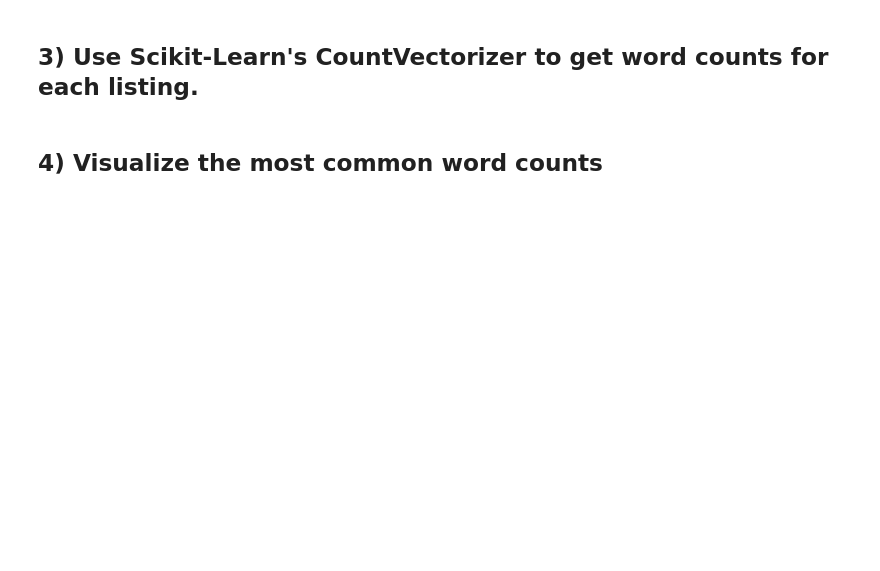
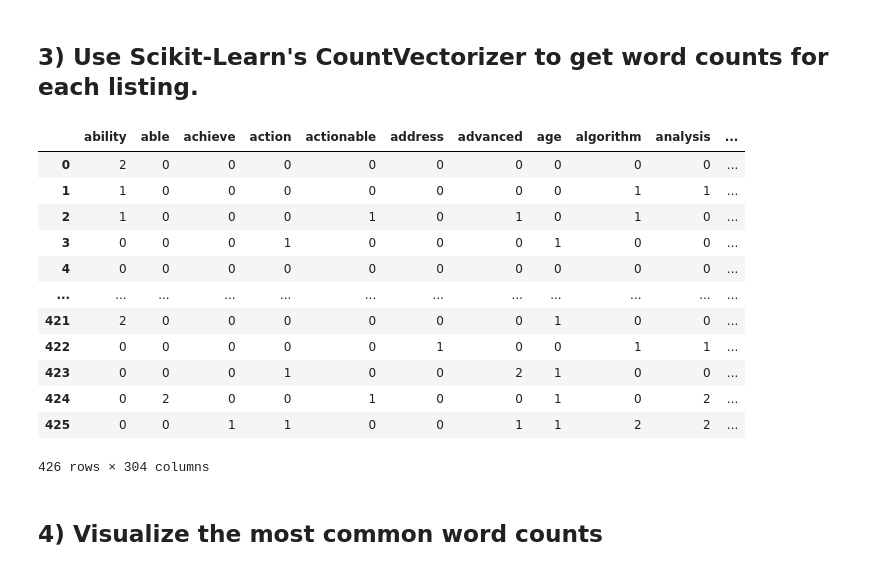
Before and after one commit to JAaron93/DS-Unit-4-Sprint-1-NLP, a Jupyter notebook: module2-vector-representations/LS_DS_412_Vector_Representations_Assignment.ipynb, the cells around one changed output. Cells and saved outputs as stored; diff of their text form; code cells hidden in the pictures; blank space fills up the shorter version.

```diff
--- a/module2-vector-representations/LS_DS_412_Vector_Representations_Assignment.ipynb
+++ b/module2-vector-representations/LS_DS_412_Vector_Representations_Assignment.ipynb
@@ -38,2 +222,29 @@ raise Exception("\nThis task is not complete. \nReplace this line with your code
+# %%
+##### Your Code Here #####
+vect = CountVectorizer(
+                       stop_words='english',
+                       max_df=.85,
+                       min_df=.15,
+                       )
+# %%
+dtm = vect.fit_transform(df['tokens'])
+# %%
+dtm = pd.DataFrame(dtm.toarray(), columns=vect.get_feature_names())
+# %%
+dtm
+# %% [output]
+|  | ability | able | achieve | action | actionable | address | advanced | age | algorithm | analysis | ... |
+| 0 | 2 | 0 | 0 | 0 | 0 | 0 | 0 | 0 | 0 | 0 | ... |
+| 1 | 1 | 0 | 0 | 0 | 0 | 0 | 0 | 0 | 1 | 1 | ... |
+| 2 | 1 | 0 | 0 | 0 | 1 | 0 | 1 | 0 | 1 | 0 | ... |
+| 3 | 0 | 0 | 0 | 1 | 0 | 0 | 0 | 1 | 0 | 0 | ... |
+| 4 | 0 | 0 | 0 | 0 | 0 | 0 | 0 | 0 | 0 | 0 | ... |
+| ... | ... | ... | ... | ... | ... | ... | ... | ... | ... | ... | ... |
+| 421 | 2 | 0 | 0 | 0 | 0 | 0 | 0 | 1 | 0 | 0 | ... |
+| 422 | 0 | 0 | 0 | 0 | 0 | 1 | 0 | 0 | 1 | 1 | ... |
+| 423 | 0 | 0 | 0 | 1 | 0 | 0 | 2 | 1 | 0 | 0 | ... |
+| 424 | 0 | 2 | 0 | 0 | 1 | 0 | 0 | 1 | 0 | 2 | ... |
+| 425 | 0 | 0 | 1 | 1 | 0 | 0 | 1 | 1 | 2 | 2 | ... |
+426 rows × 304 columns
 # %% [markdown]
 ## 4) Visualize the most common word counts
```
Also changed, not shown: parts of 44 cells of this notebook, 12 other files.
